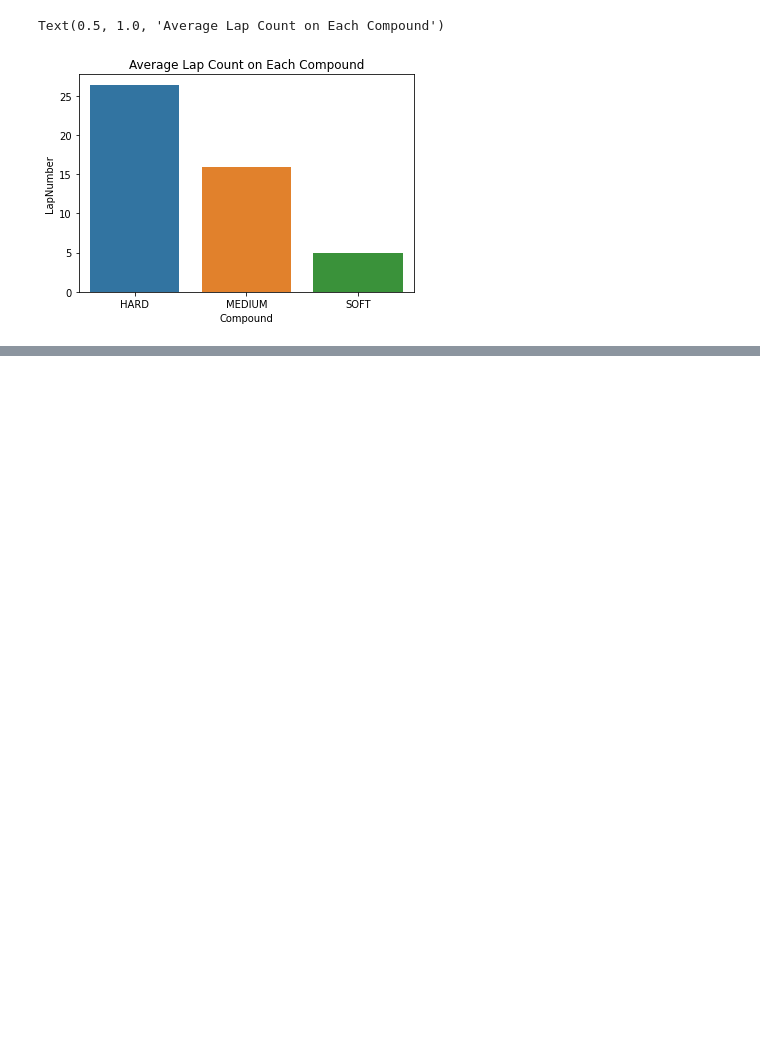
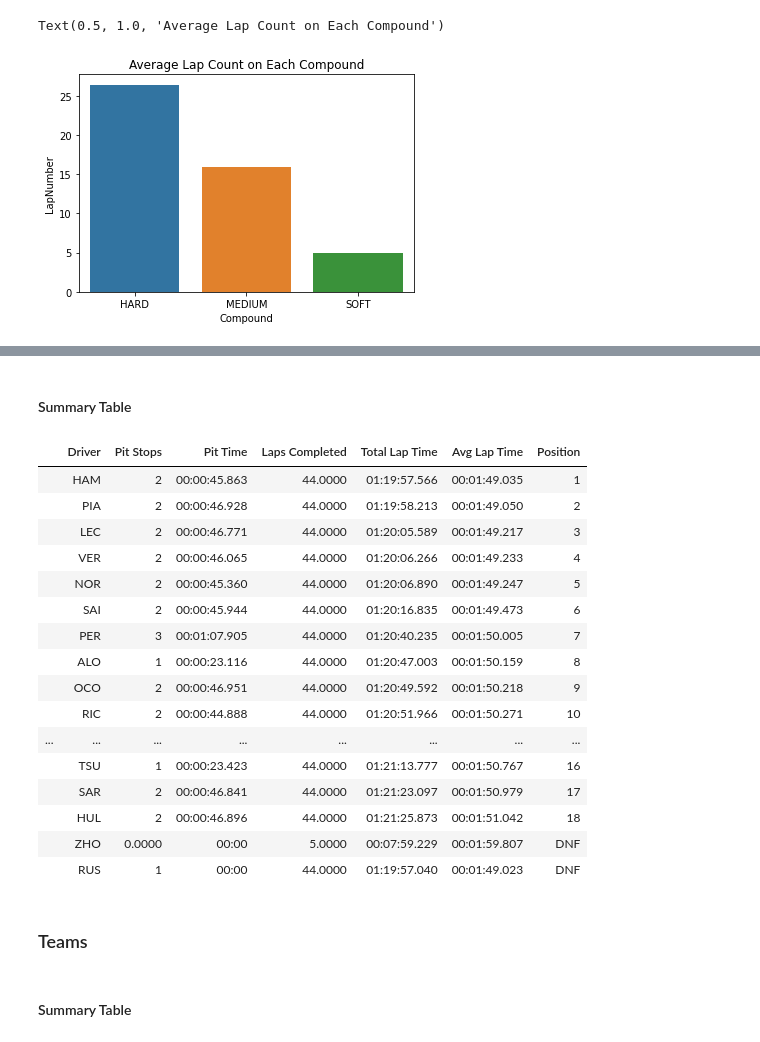
Before and after one commit to MyNameIsCalvinDavis/Data-Science, a Jupyter notebook: F1/F1.ipynb, the cells around one changed output, grey strips where cells are left out. Drawn from its saved outputs; the diff is of its cells as text; code cells hidden in the pictures; blank space fills up the shorter version.

Commit message:
Reporting - Driver Summary

```diff
--- a/F1/F1.ipynb
+++ b/F1/F1.ipynb
@@ -1097,0 +1111,64 @@ Text(0.5, 1.0, 'Average Lap Count on Each Compound')
+# %% [markdown]
+#### Summary Table
+# %%
+drivers_summary = pd.DataFrame()
+
+laps = laps_raw[laps_raw["EventName"] == race]
+for driver in laps["Driver"].unique():
+    laps_c = laps[laps["Driver"] == driver]
+    pit_stops_c = pit_stops.copy()
+    pit_times_c = pit_times.copy()
+
+    pit_stops_c = pit_stops_c[(pit_stops_c["Driver"] == driver) & (pit_stops_c["EventName"] == race)]
+    pit_times_c = pit_times_c[(pit_times_c["Driver"] == driver) & (pit_times_c["EventName"] == race)]
+
+    # Total Lap Time
+    lapsg = laps_c.groupby("EventName").sum()
+    lapsg["LapTime"] = datetime.timedelta(seconds=lapsg["Sec"].iloc[0])
+    lapsg = lapsg[["LapTime"]]
+
+    # Avg Lap Time
+    lapsgg = laps_c.groupby("EventName").mean()
+    lapsgg["LapTime"] = datetime.timedelta(seconds=lapsgg["Sec"].iloc[0])
+    lapsgg = lapsgg[["LapTime"]]
+
+    try:
+        position = pit_times_c["ClassifiedPosition"].iloc[0]
+    except IndexError:
+        position = "DNF"
+
+    d_driver = {
+        "Driver": driver,
+        "Pit Stops":[pit_stops_c[["PitStops"]].sum().iloc[0]],
+        "Pit Time":[str(pit_times_c["PitTime"].sum())[7:-3]],
+        "Laps Completed":[laps_c.groupby(["EventName", "Driver"]).last().reset_index()["LapNumber"].sum()],
+        "Total Lap Time":[lapsg.to_string(header=False, index=False)[7:-3]],
+        "Avg Lap Time":[lapsgg.to_string(header=False, index=False)[7:-3]],
+        "Position": [position],
+    }
+    df_driver = pd.DataFrame(d_driver).T
+    df_driver.columns = [""]
+    drivers_summary = pd.concat([drivers_summary, df_driver.T], axis=0)
+drivers_summary
+# %% [output]
+|  | Driver | Pit Stops | Pit Time | Laps Completed | Total Lap Time | Avg Lap Time | Position |
+|  | HAM | 2 | 00:00:45.863 | 44.0000 | 01:19:57.566 | 00:01:49.035 | 1 |
+|  | PIA | 2 | 00:00:46.928 | 44.0000 | 01:19:58.213 | 00:01:49.050 | 2 |
+|  | LEC | 2 | 00:00:46.771 | 44.0000 | 01:20:05.589 | 00:01:49.217 | 3 |
+|  | VER | 2 | 00:00:46.065 | 44.0000 | 01:20:06.266 | 00:01:49.233 | 4 |
+|  | NOR | 2 | 00:00:45.360 | 44.0000 | 01:20:06.890 | 00:01:49.247 | 5 |
+|  | SAI | 2 | 00:00:45.944 | 44.0000 | 01:20:16.835 | 00:01:49.473 | 6 |
+|  | PER | 3 | 00:01:07.905 | 44.0000 | 01:20:40.235 | 00:01:50.005 | 7 |
+|  | ALO | 1 | 00:00:23.116 | 44.0000 | 01:20:47.003 | 00:01:50.159 | 8 |
+|  | OCO | 2 | 00:00:46.951 | 44.0000 | 01:20:49.592 | 00:01:50.218 | 9 |
+|  | RIC | 2 | 00:00:44.888 | 44.0000 | 01:20:51.966 | 00:01:50.271 | 10 |
+| ... | ... | ... | ... | ... | ... | ... | ... |
+|  | TSU | 1 | 00:00:23.423 | 44.0000 | 01:21:13.777 | 00:01:50.767 | 16 |
+|  | SAR | 2 | 00:00:46.841 | 44.0000 | 01:21:23.097 | 00:01:50.979 | 17 |
+|  | HUL | 2 | 00:00:46.896 | 44.0000 | 01:21:25.873 | 00:01:51.042 | 18 |
+|  | ZHO | 0.0000 | 00:00 | 5.0000 | 00:07:59.229 | 00:01:59.807 | DNF |
+|  | RUS | 1 | 00:00 | 44.0000 | 01:19:57.040 | 00:01:49.023 | DNF |
+# %% [markdown]
+### Teams
+# %% [markdown]
+#### Summary Table
```
Also changed, not shown: parts of 3 cells of this notebook.
